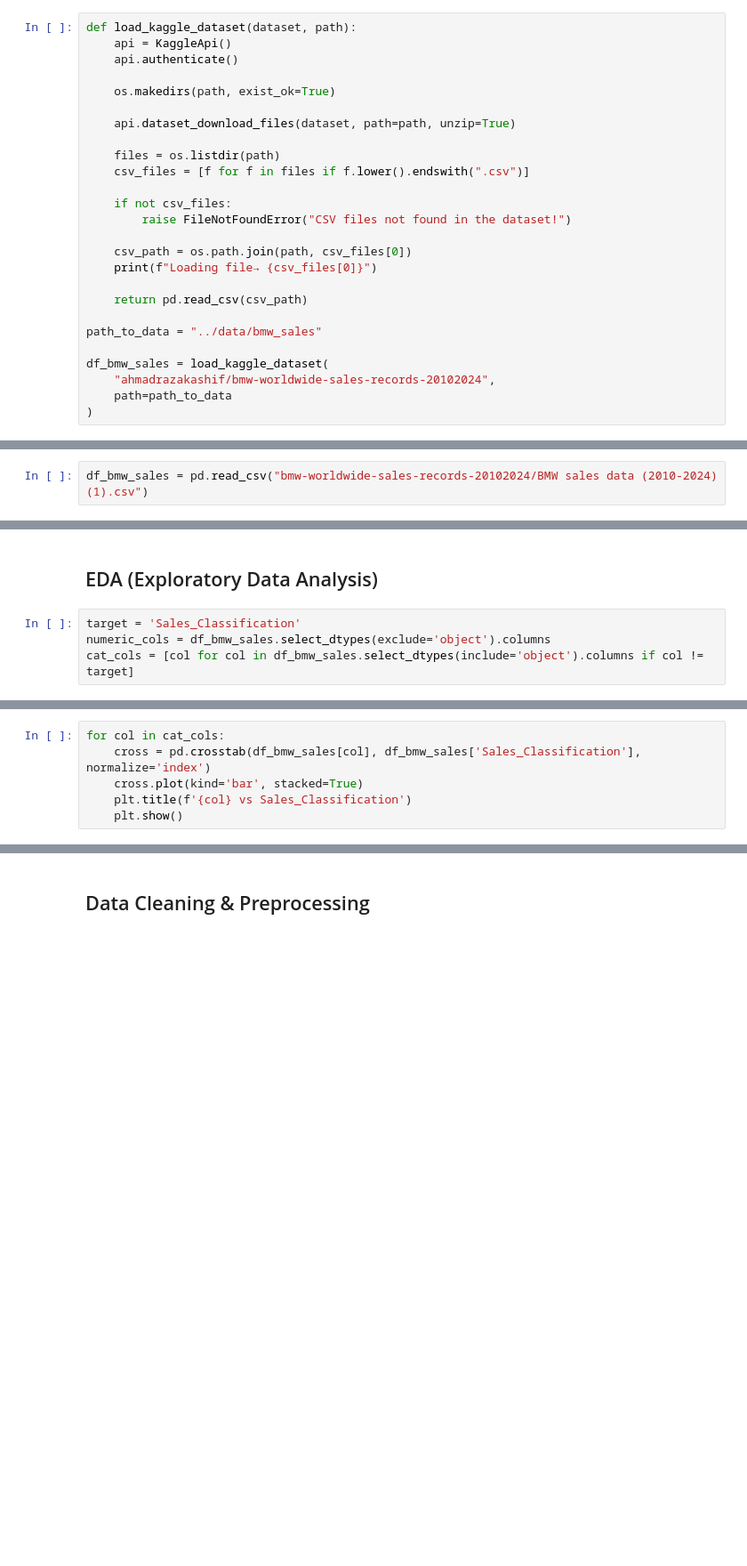
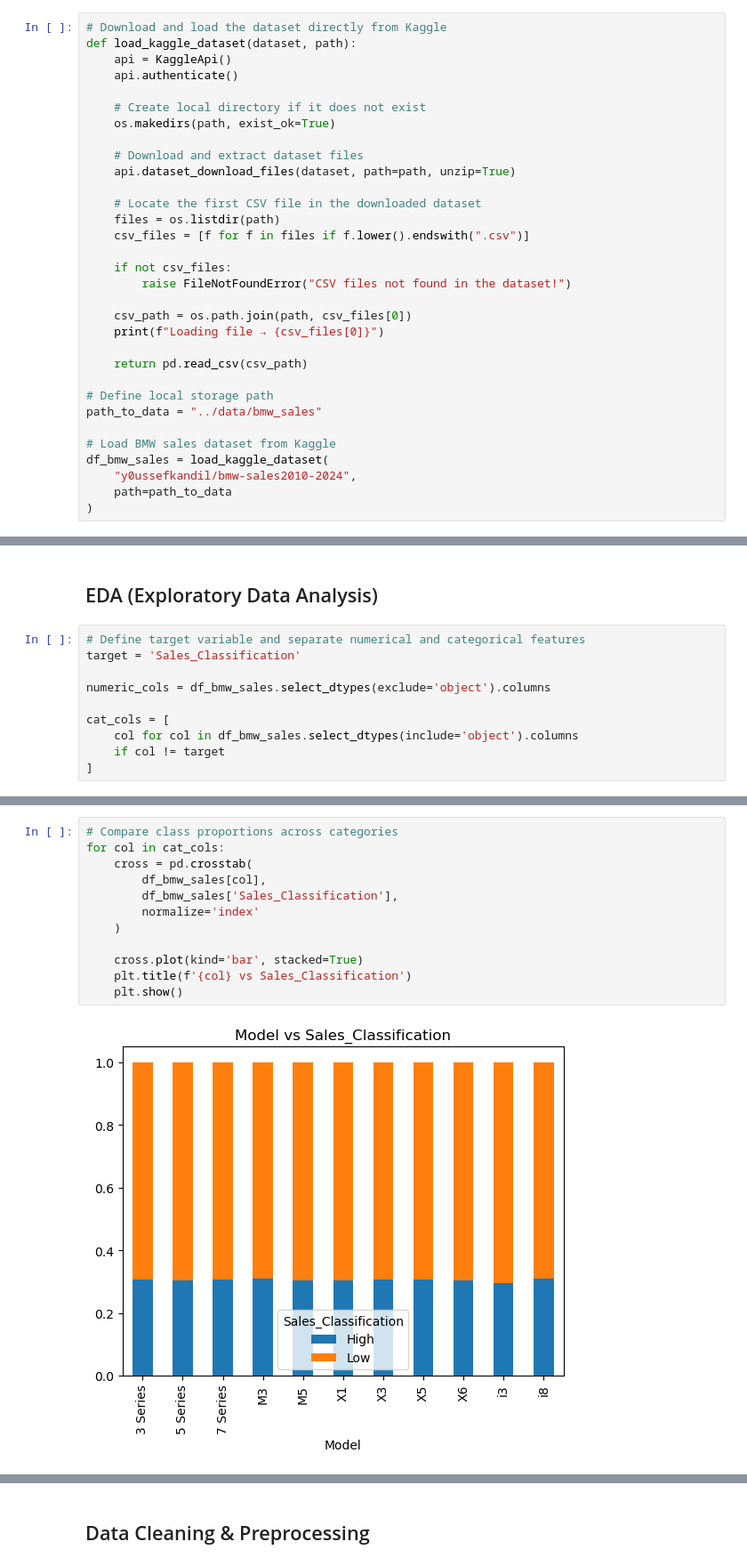
Before and after one commit to Safonovanastya87/bmw-sales-eda-classification, a Jupyter notebook: notebooks/bmw-sales-eda-classification.ipynb, the cells around one changed output, grey strips where cells are left out. Shown at 89% size. Drawn from its saved outputs; the diff is of its cells as text; blank space fills up the shorter version.

```diff
--- a/notebooks/bmw-sales-eda-classification.ipynb
+++ b/notebooks/bmw-sales-eda-classification.ipynb
@@ -42,14 +70,18 @@ from sklearn.metrics import (
 # %% [markdown]
 ## Data Loading and Overviewing
 # %%
+# Download and load the dataset directly from Kaggle
 def load_kaggle_dataset(dataset, path):
     api = KaggleApi()
     api.authenticate()
 
+    # Create local directory if it does not exist
     os.makedirs(path, exist_ok=True)
 
+    # Download and extract dataset files
     api.dataset_download_files(dataset, path=path, unzip=True)
 
+    # Locate the first CSV file in the downloaded dataset
     files = os.listdir(path)
     csv_files = [f for f in files if f.lower().endswith(".csv")]
 
@@ -57,14 +89,16 @@ def load_kaggle_dataset(dataset, path):
         raise FileNotFoundError("CSV files not found in the dataset!")
 
     csv_path = os.path.join(path, csv_files[0])
-    print(f"Loading file→ {csv_files[0]}")
+    print(f"Loading file → {csv_files[0]}")
 
     return pd.read_csv(csv_path)
 
+# Define local storage path
 path_to_data = "../data/bmw_sales"
 
+# Load BMW sales dataset from Kaggle
 df_bmw_sales = load_kaggle_dataset(
-    "ahmadrazakashif/bmw-worldwide-sales-records-20102024",
+    "y0ussefkandil/bmw-sales2010-2024",
     path=path_to_data
 )
 # %% [output]
@@ -73,5 +107,3 @@ Loading file→ BMW sales data (2010-2024) (1).csv
-# %%
-df_bmw_sales = pd.read_csv("bmw-worldwide-sales-records-20102024/BMW sales data (2010-2024) (1).csv")
 # %%
 df_bmw_sales.head(10)
 # %% [output]
@@ -101,9 +194,15 @@ df_bmw_sales.duplicated().sum()
 # %% [markdown]
 ## EDA (Exploratory Data Analysis)
 # %%
+# Define target variable and separate numerical and categorical features
 target = 'Sales_Classification'
+
 numeric_cols = df_bmw_sales.select_dtypes(exclude='object').columns
-cat_cols = [col for col in df_bmw_sales.select_dtypes(include='object').columns if col != target]
+
+cat_cols = [
+    col for col in df_bmw_sales.select_dtypes(include='object').columns
+    if col != target
+]
 # %%
 sns.countplot(x=target, data=df_bmw_sales)
 plt.title(f'Class Distribution: {target}')
@@ -118,6 +242,14 @@ for col in cat_cols:
 # %%
+# Compare class proportions across categories
 for col in cat_cols:
-    cross = pd.crosstab(df_bmw_sales[col], df_bmw_sales['Sales_Classification'], normalize='index')
+    cross = pd.crosstab(
+        df_bmw_sales[col],
+        df_bmw_sales['Sales_Classification'],
+        normalize='index'
+    )
+
     cross.plot(kind='bar', stacked=True)
     plt.title(f'{col} vs Sales_Classification')
     plt.show()
+# %% [output]
+[figure, added]
```
Also changed, not shown: parts of 89 cells of this notebook.
